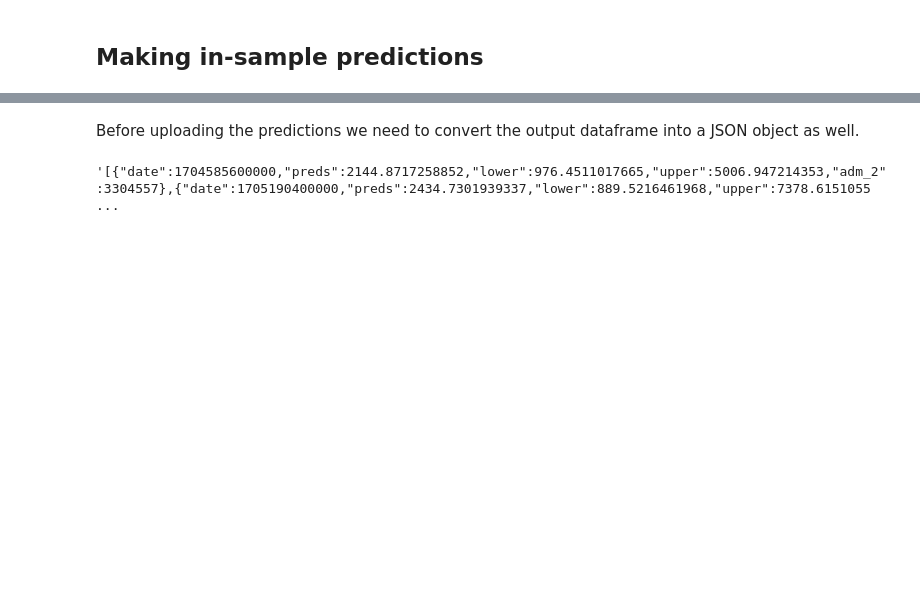
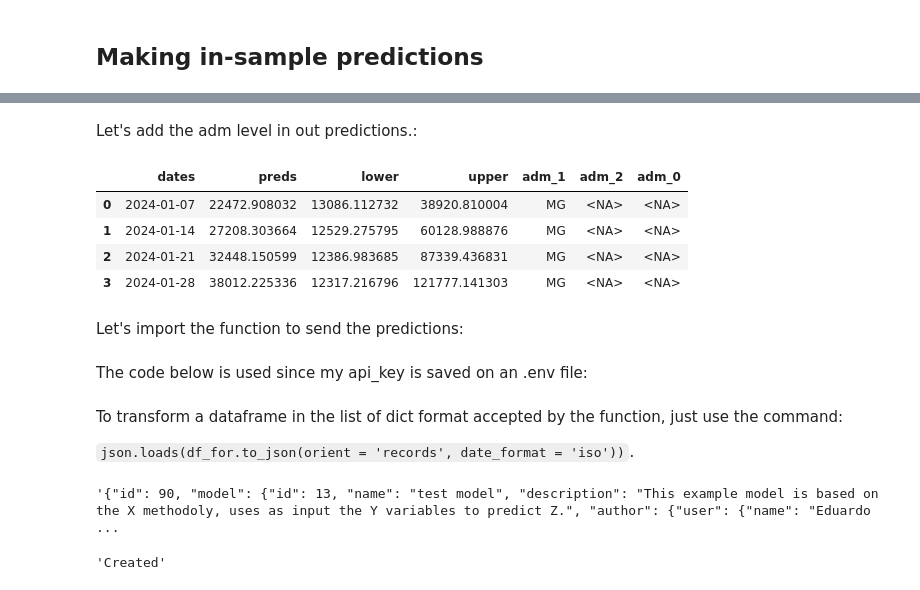
Before and after one commit to Mosqlimate-project/sprint-template, a Jupyter notebook: Demo Notebooks/Python demo.ipynb, the cells around one changed output, grey strips where cells are left out. Cells and saved outputs as stored; diff of their text form; code cells hidden in the pictures; blank space fills up the shorter version.

```diff
--- a/Demo Notebooks/Python demo.ipynb
+++ b/Demo Notebooks/Python demo.ipynb
@@ -96,7 +149,0 @@ import json
-# %% [markdown]
-Before uploading the predictions we need to convert the output dataframe into a JSON object as well.
-# %%
-predictions = df_for.to_json(orient='records')
-predictions
-# %% [output]
-'[{"date":1704585600000,"preds":2144.8717258852,"lower":976.4511017665,"upper":5006.947214353,"adm_2":3304557},{"date":1705190400000,"preds":2434.7301939337,"lower":889.5216461968,"upper":7378.6151055 ...
@@ -110,0 +150,16 @@ pred_JSON = {
+# %% [markdown]
+Let's add the adm level in out predictions.:
+# %%
+df_for['adm_1'] = 'MG'
+df_for['adm_2'] = pd.NA
+df_for['adm_0'] = pd.NA
+
+df_for.head()
+# %% [output]
+|  | dates | preds | lower | upper | adm_1 | adm_2 | adm_0 |
+| 0 | 2024-01-07 | 22472.908032 | 13086.112732 | 38920.810004 | MG | <NA> | <NA> |
+| 1 | 2024-01-14 | 27208.303664 | 12529.275795 | 60128.988876 | MG | <NA> | <NA> |
+| 2 | 2024-01-21 | 32448.150599 | 12386.983685 | 87339.436831 | MG | <NA> | <NA> |
+| 3 | 2024-01-28 | 38012.225336 | 12317.216796 | 121777.141303 | MG | <NA> | <NA> |
+# %% [markdown]
+Let's import the function to send the predictions:
@@ -110,0 +168,2 @@ pred_JSON = {
+# %% [markdown]
+The code below is used since my api_key is saved on an .env file:
@@ -110,0 +180,20 @@ pred_JSON = {
+# %% [markdown]
+To transform a dataframe in the list of dict format accepted by the function, just use the command:
+
+`json.loads(df_for.to_json(orient = 'records', date_format = 'iso'))`.
+# %%
+res = upload_prediction(
+            model_id = 13,
+            description = 'second test preds of the arima model in MG',
+            commit = 'a6b671951bc32ef19c4d818870697895e5e58917',
+            predict_date = '2024-06-24',
+            prediction = json.loads(df_for.to_json(orient = 'records', date_format = 'iso')),
+            api_key = api_key)
+
+res.text
+# %% [output]
+'{"id": 90, "model": {"id": 13, "name": "test model", "description": "This example model is based on the X methodoly, uses as input the Y variables to predict Z.", "author": {"user": {"name": "Eduardo ...
+# %%
+res.reason
+# %% [output]
+'Created'
```
Also changed, not shown: parts of 27 cells of this notebook, 1 other file.
